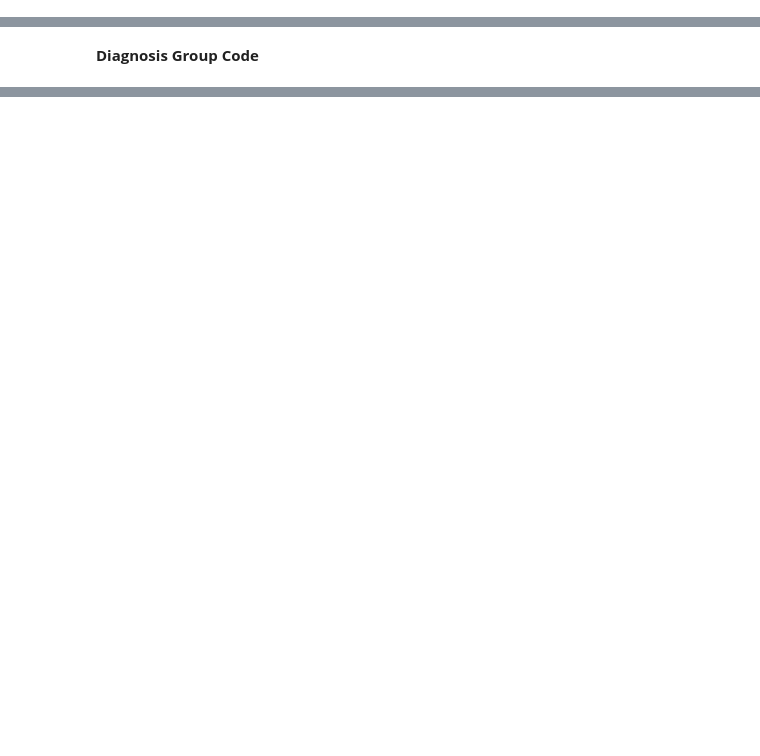
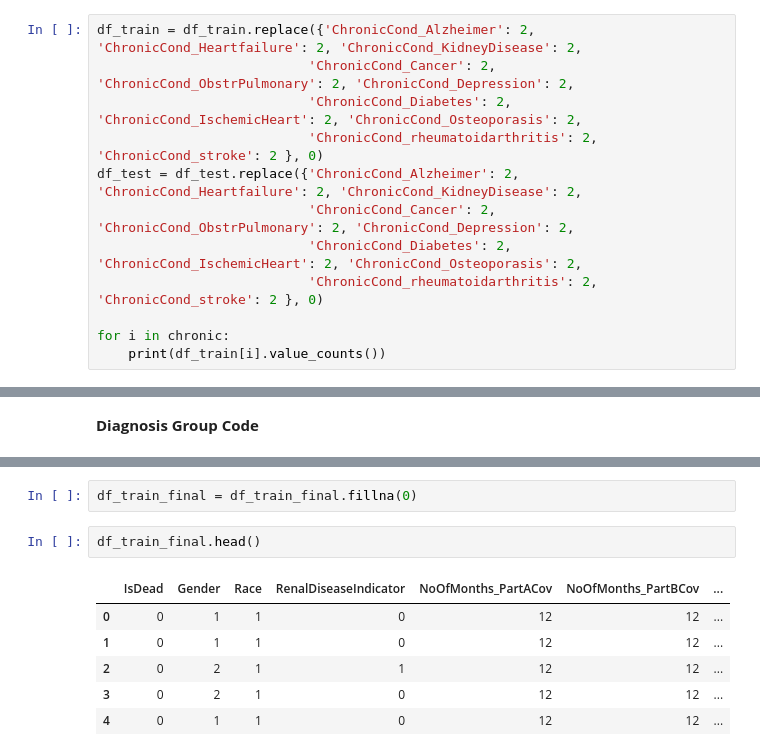
Before and after one commit to JodhiKrisantus/Healthcare-Provider-Fraud-Detection-Analysis, a Jupyter notebook: script_python.ipynb, the cells around one changed output, grey strips where cells are left out. Drawn from its saved outputs; the diff is of its cells as text; blank space fills up the shorter version.

```diff
--- a/script_python.ipynb
+++ b/script_python.ipynb
@@ -920,0 +1048,12 @@ df_train.head(3)
+# %%
+df_train = df_train.replace({'ChronicCond_Alzheimer': 2, 'ChronicCond_Heartfailure': 2, 'ChronicCond_KidneyDisease': 2,
+                           'ChronicCond_Cancer': 2, 'ChronicCond_ObstrPulmonary': 2, 'ChronicCond_Depression': 2,
+                           'ChronicCond_Diabetes': 2, 'ChronicCond_IschemicHeart': 2, 'ChronicCond_Osteoporasis': 2,
+                           'ChronicCond_rheumatoidarthritis': 2, 'ChronicCond_stroke': 2 }, 0)
+df_test = df_test.replace({'ChronicCond_Alzheimer': 2, 'ChronicCond_Heartfailure': 2, 'ChronicCond_KidneyDisease': 2,
+                           'ChronicCond_Cancer': 2, 'ChronicCond_ObstrPulmonary': 2, 'ChronicCond_Depression': 2,
+                           'ChronicCond_Diabetes': 2, 'ChronicCond_IschemicHeart': 2, 'ChronicCond_Osteoporasis': 2,
+                           'ChronicCond_rheumatoidarthritis': 2, 'ChronicCond_stroke': 2 }, 0)
+
+for i in chronic:
+    print(df_train[i].value_counts())
@@ -958,0 +1161,11 @@ memory usage: 396.1+ MB
+# %%
+df_train_final = df_train_final.fillna(0)
+# %%
+df_train_final.head()
+# %% [output]
+|  | IsDead | Gender | Race | RenalDiseaseIndicator | NoOfMonths_PartACov | NoOfMonths_PartBCov | ... |
+| 0 | 0 | 1 | 1 | 0 | 12 | 12 | ... |
+| 1 | 0 | 1 | 1 | 0 | 12 | 12 | ... |
+| 2 | 0 | 2 | 1 | 1 | 12 | 12 | ... |
+| 3 | 0 | 2 | 1 | 0 | 12 | 12 | ... |
+| 4 | 0 | 1 | 1 | 0 | 12 | 12 | ... |
```
Also changed, not shown: parts of 40 cells of this notebook.
